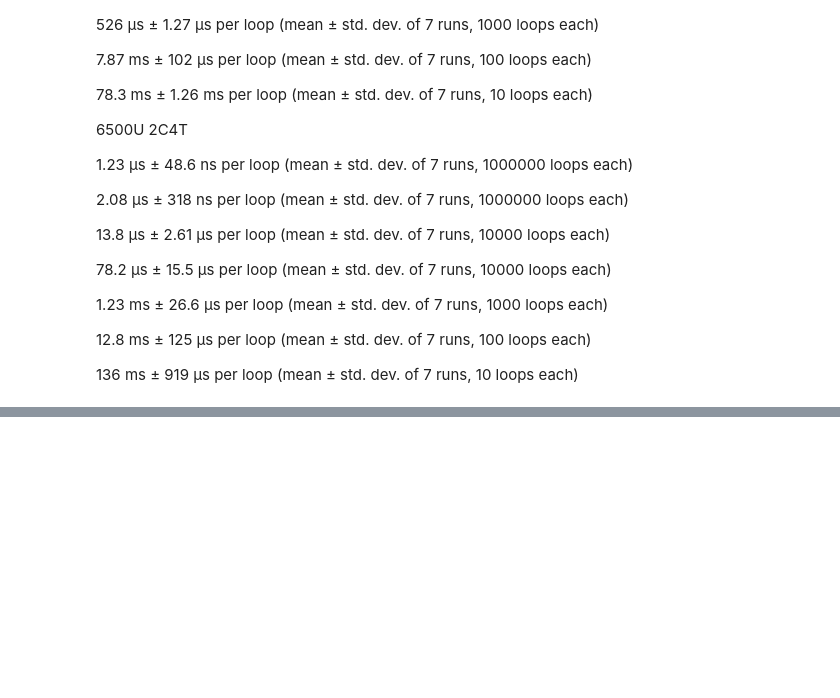
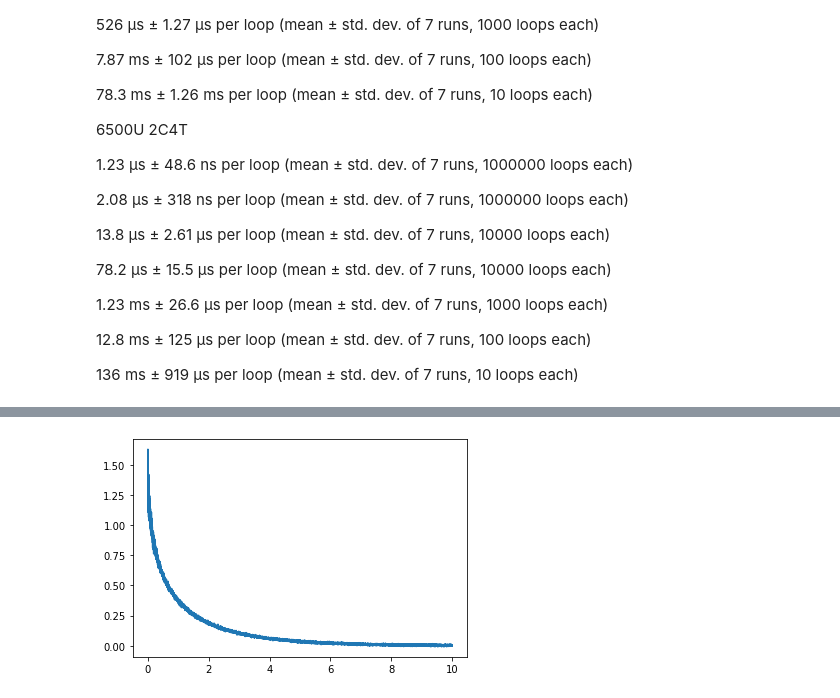
Before and after one commit to dmadea/Jupyter-Tutorials, a Jupyter notebook: benchmarks.ipynb, the cells around one changed output, grey strips where cells are left out. Cells and saved outputs as stored; diff of their text form; code cells hidden in the pictures; blank space fills up the shorter version.

```diff
--- a/benchmarks.ipynb
+++ b/benchmarks.ipynb
@@ -64,0 +78,5 @@ AttributeError: module 'matplotlib.pyplot' has no attribute 'semilogxy'
+# %%
+plt.plot(t, A_noise)
+plt.show()
+# %% [output]
+[figure, added]
```
Also changed, not shown: parts of 6 cells of this notebook.
